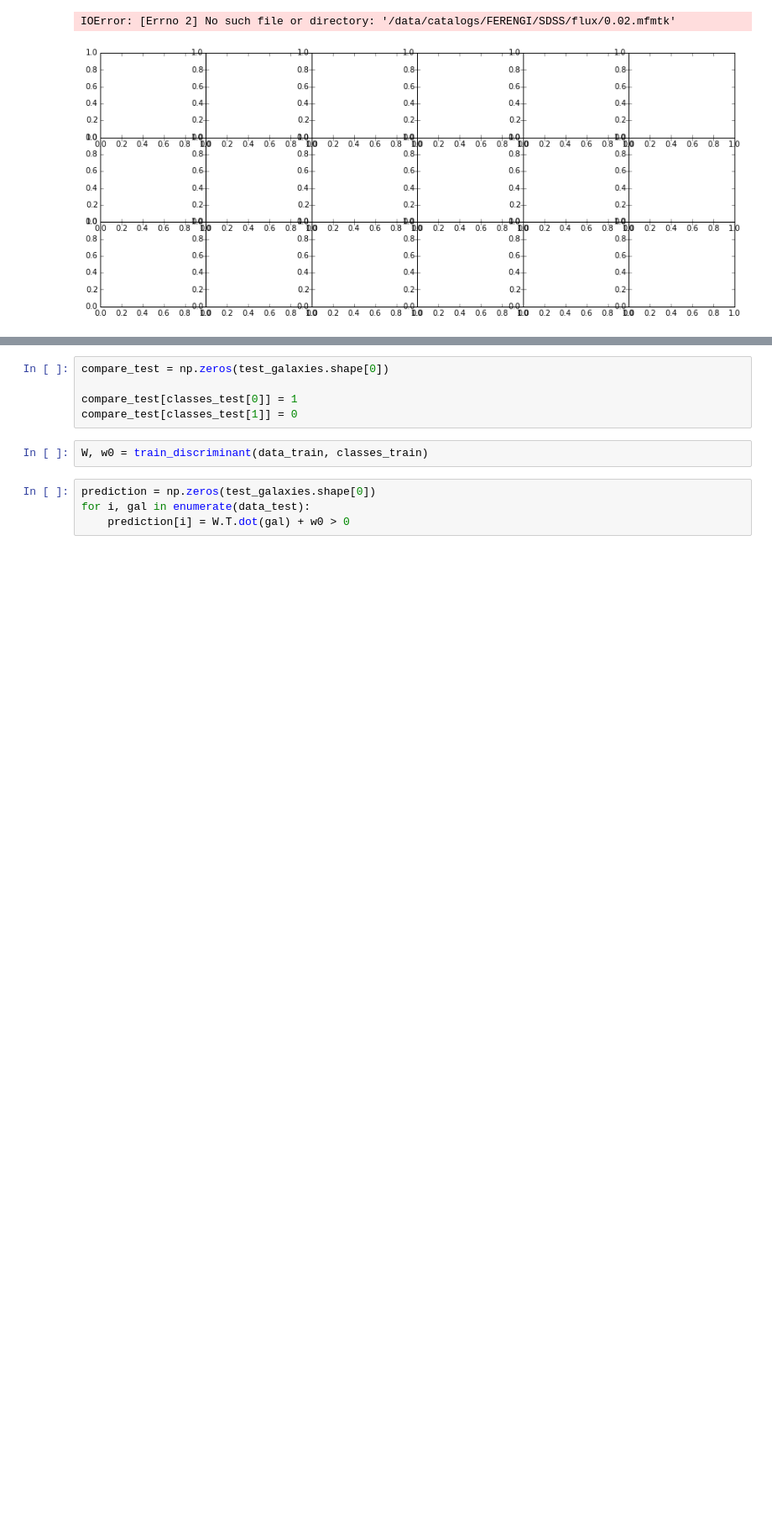
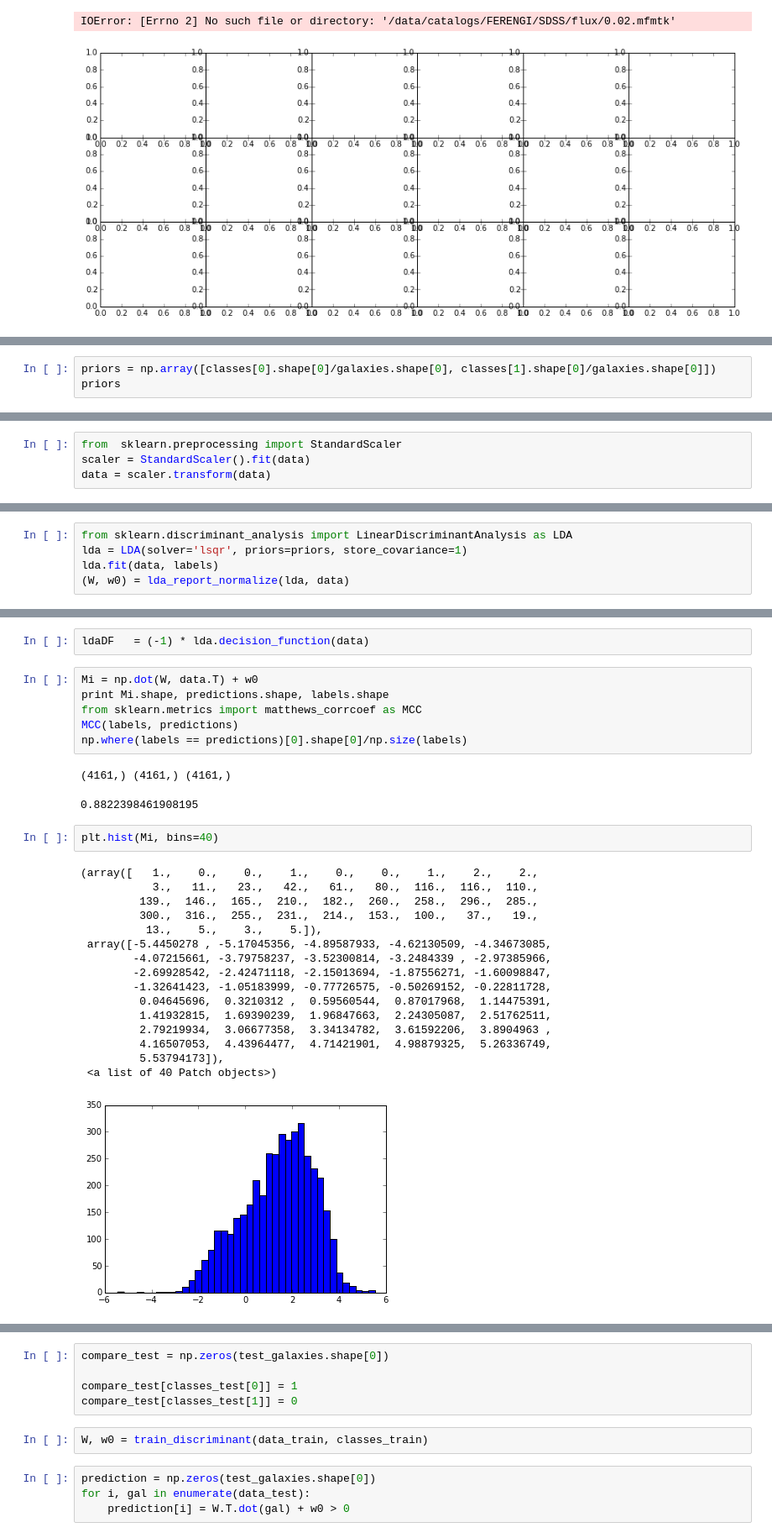
Before and after one commit to astroferreira/mfmtk-utils, a Jupyter notebook: notebooks/FERENGI Data Reduction.ipynb, the cells around one changed output, grey strips where cells are left out. Shown at 84% size. Drawn from its saved outputs; the diff is of its cells as text; blank space fills up the shorter version.

```diff
--- a/notebooks/FERENGI Data Reduction.ipynb
+++ b/notebooks/FERENGI Data Reduction.ipynb
@@ -698,0 +687,3 @@ classes_test[0].shape, classes_test[1].shape
+# %%
+priors = np.array([classes[0].shape[0]/galaxies.shape[0], classes[1].shape[0]/galaxies.shape[0]])
+priors
@@ -698,0 +694,4 @@ classes_test[0].shape, classes_test[1].shape
+# %%
+from  sklearn.preprocessing import StandardScaler
+scaler = StandardScaler().fit(data)
+data = scaler.transform(data)
@@ -698,0 +700,5 @@ classes_test[0].shape, classes_test[1].shape
+# %%
+from sklearn.discriminant_analysis import LinearDiscriminantAnalysis as LDA
+lda = LDA(solver='lsqr', priors=priors, store_covariance=1)
+lda.fit(data, labels)
+(W, w0) = lda_report_normalize(lda, data)
@@ -698,0 +712,30 @@ classes_test[0].shape, classes_test[1].shape
+# %%
+ldaDF   = (-1) * lda.decision_function(data)
+# %%
+Mi = np.dot(W, data.T) + w0
+print Mi.shape, predictions.shape, labels.shape
+from sklearn.metrics import matthews_corrcoef as MCC
+MCC(labels, predictions)
+np.where(labels == predictions)[0].shape[0]/np.size(labels)
+# %% [output]
+(4161,) (4161,) (4161,)
+0.8822398461908195
+# %%
+plt.hist(Mi, bins=40)
+# %% [output]
+(array([   1.,    0.,    0.,    1.,    0.,    0.,    1.,    2.,    2.,
+           3.,   11.,   23.,   42.,   61.,   80.,  116.,  116.,  110.,
+         139.,  146.,  165.,  210.,  182.,  260.,  258.,  296.,  285.,
+         300.,  316.,  255.,  231.,  214.,  153.,  100.,   37.,   19.,
+          13.,    5.,    3.,    5.]),
+ array([-5.4450278 , -5.17045356, -4.89587933, -4.62130509, -4.34673085,
+        -4.07215661, -3.79758237, -3.52300814, -3.2484339 , -2.97385966,
+        -2.69928542, -2.42471118, -2.15013694, -1.87556271, -1.60098847,
+        -1.32641423, -1.05183999, -0.77726575, -0.50269152, -0.22811728,
+         0.04645696,  0.3210312 ,  0.59560544,  0.87017968,  1.14475391,
+         1.41932815,  1.69390239,  1.96847663,  2.24305087,  2.51762511,
+         2.79219934,  3.06677358,  3.34134782,  3.61592206,  3.8904963 ,
+         4.16507053,  4.43964477,  4.71421901,  4.98879325,  5.26336749,
+         5.53794173]),
+ <a list of 40 Patch objects>)
+[figure, added]
```
Also changed, not shown: parts of 32 cells of this notebook, 2 other files.
